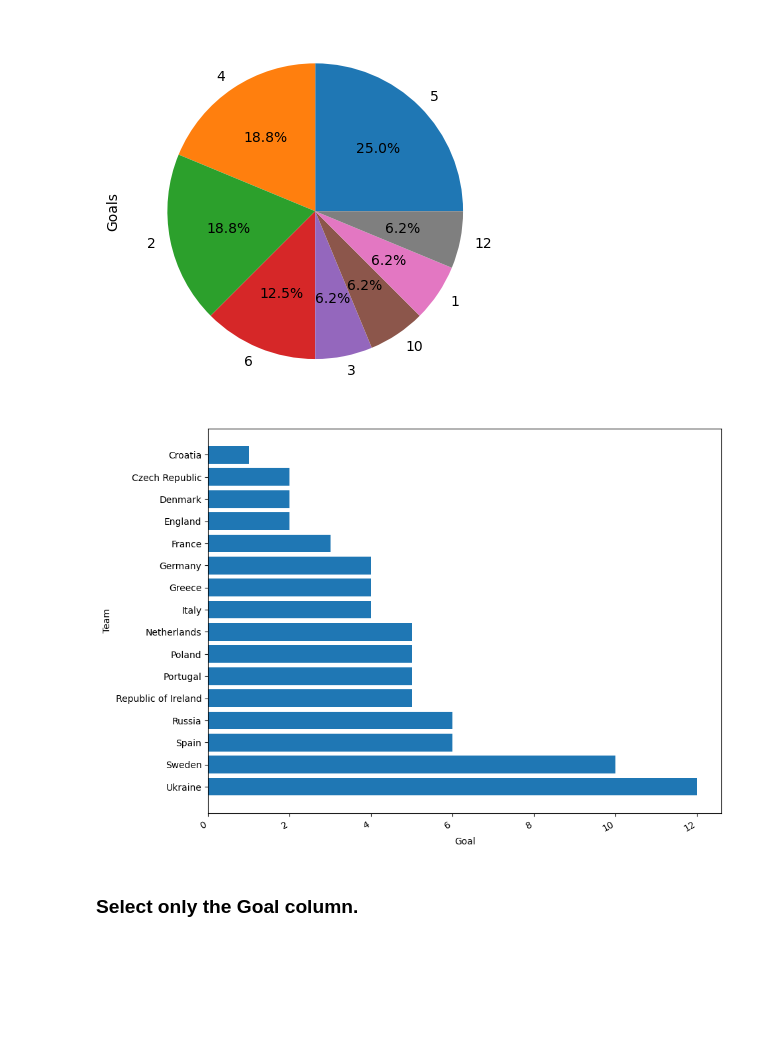
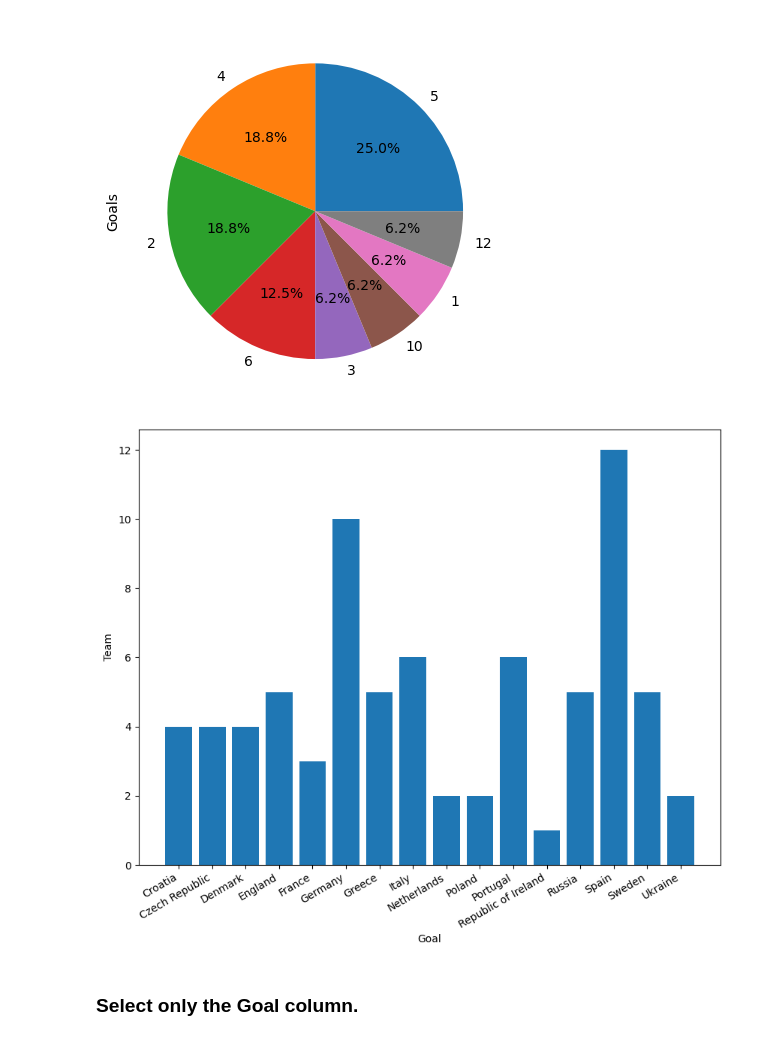
Before and after one commit to samson6702/pandas_exercises, a Jupyter notebook: 02_Filtering_&_Sorting/Euro12/Exercises.ipynb, the cells around one changed output. Cells and saved outputs as stored; diff of their text form; code cells hidden in the pictures; blank space fills up the shorter version.

```diff
--- a/02_Filtering_&_Sorting/Euro12/Exercises.ipynb
+++ b/02_Filtering_&_Sorting/Euro12/Exercises.ipynb
@@ -59,16 +59,16 @@ import matplotlib.pyplot as plt
 <AxesSubplot:ylabel='Goals'>
 [figure]
 # %%
-X =euro12['Team'].sort_values(ascending=False)
-Y =euro12['Goals'].sort_values(ascending=False)
+X =euro12['Team']
+Y =euro12['Goals']
 fig = plt.figure(figsize=(10,10))
-plt.barh(X,Y)
+plt.bar(X,Y)
 plt.xlabel('Goal')
 plt.ylabel('Team')
 fig.autofmt_xdate(bottom= 0.3 ,rotation=30)
 plt.show()
 # %% [output]
-[figure, old version]
+[figure, new version]
 # %% [markdown]
 ### Select only the Goal column.
 # %% [markdown]
```
